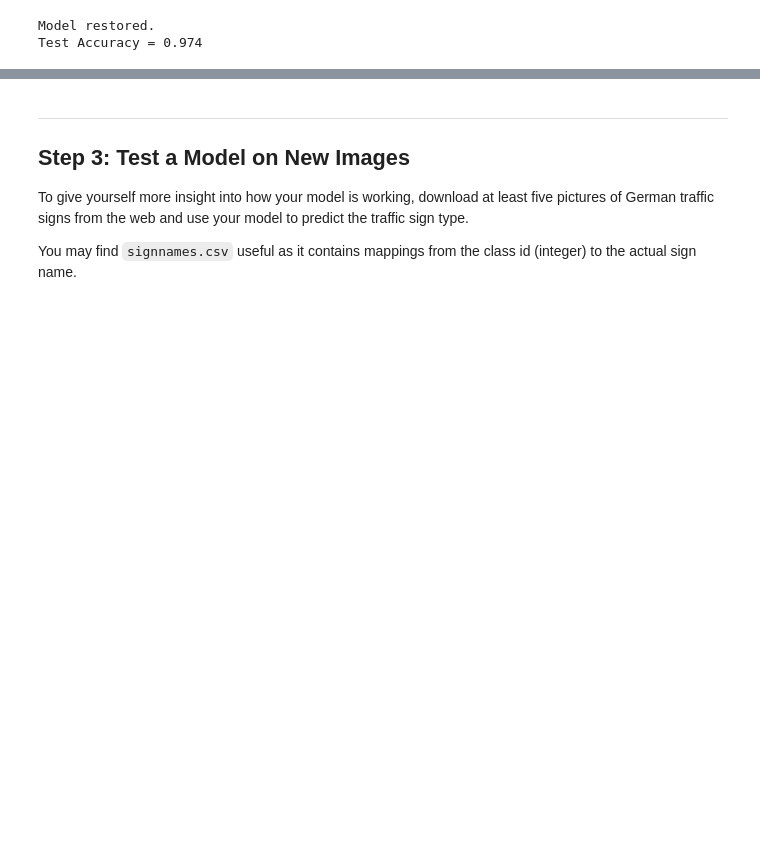
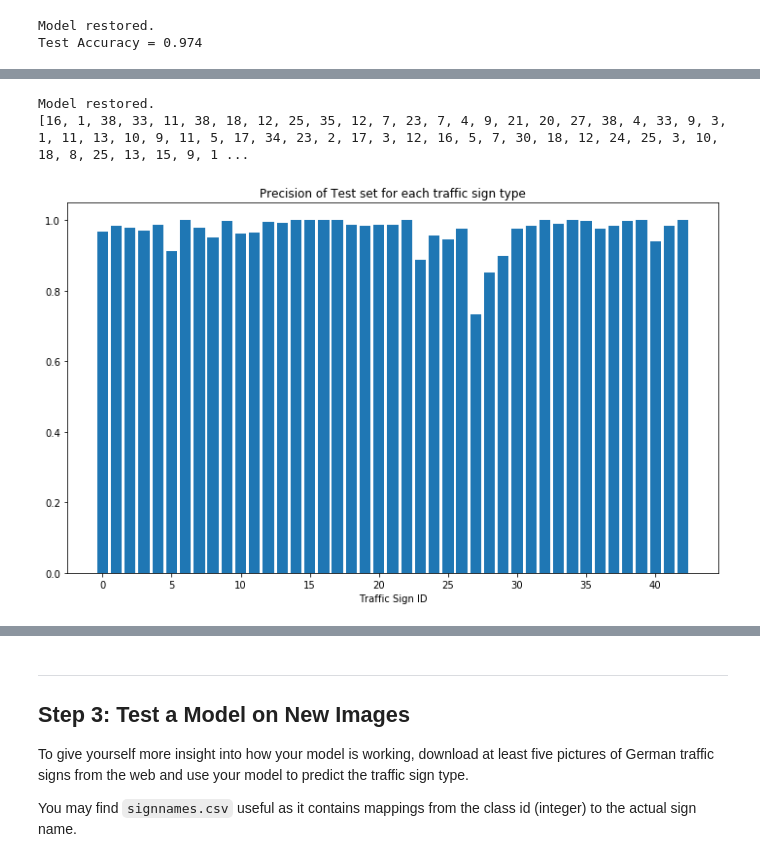
Before and after one commit to trimcao/sdcnd-p2-traffic-signs-classifier, a Jupyter notebook: Traffic_Sign_Classifier.ipynb, the cells around one changed output, grey strips where cells are left out. Drawn from its saved outputs; the diff is of its cells as text; code cells hidden in the pictures; blank space fills up the shorter version.

```diff
--- a/Traffic_Sign_Classifier.ipynb
+++ b/Traffic_Sign_Classifier.ipynb
@@ -509,0 +543,49 @@ Test Accuracy = 0.974
+# %%
+# goal: plot precision and recall for each sign type, one plot for precision.
+
+# predictions from the test set
+with tf.Session() as sess:
+    # Restore variables from disk.
+    saver.restore(sess, "./lenet")
+    print("Model restored.")
+    test_predictions = predict(X_test)
+    #print(test_predictions[:100])
+# %% [output]
+Model restored.
+[16, 1, 38, 33, 11, 38, 18, 12, 25, 35, 12, 7, 23, 7, 4, 9, 21, 20, 27, 38, 4, 33, 9, 3, 1, 11, 13, 10, 9, 11, 5, 17, 34, 23, 2, 17, 3, 12, 16, 5, 7, 30, 18, 12, 24, 25, 3, 10, 18, 8, 25, 13, 15, 9, 1 ...
+# %%
+# compute tp, fp, tn, fn
+tp = {}
+fp = {}
+fn = {}
+truth = {}
+for i in range(n_classes):
+    tp[i] = 0
+    fp[i] = 0
+    fn[i] = 0
+    truth[i] = 0
+y_pred = np.array(test_predictions)
+for i, pred in enumerate(y_pred):
+    correct_id = y_test[i]
+    truth[correct_id] += 1
+    if pred == y_test[i]:
+        tp[pred] += 1
+    else:
+        fp[pred] += 1
+        fn[correct_id] += 1
+# compute precision and recall
+precision = []
+recall = []
+for i in range(n_classes):
+    precision.append(tp[i] / (tp[i]+fp[i]))
+    recall.append(tp[i] / (tp[i]+fn[i]))
+# %%
+plt.rcParams["figure.figsize"] = (12, 7)
+x_pos = range(n_classes)
+plt.bar(x_pos, precision)
+plt.xlabel('Traffic Sign ID')
+plt.title('Precision of Test set for each traffic sign type')
+plt.xticks(np.arange(min(x_pos), max(x_pos)+1, 5))
+plt.show()
+# %% [output]
+[figure, added]
```
Also changed, not shown: parts of 27 cells of this notebook, 20 other files.
